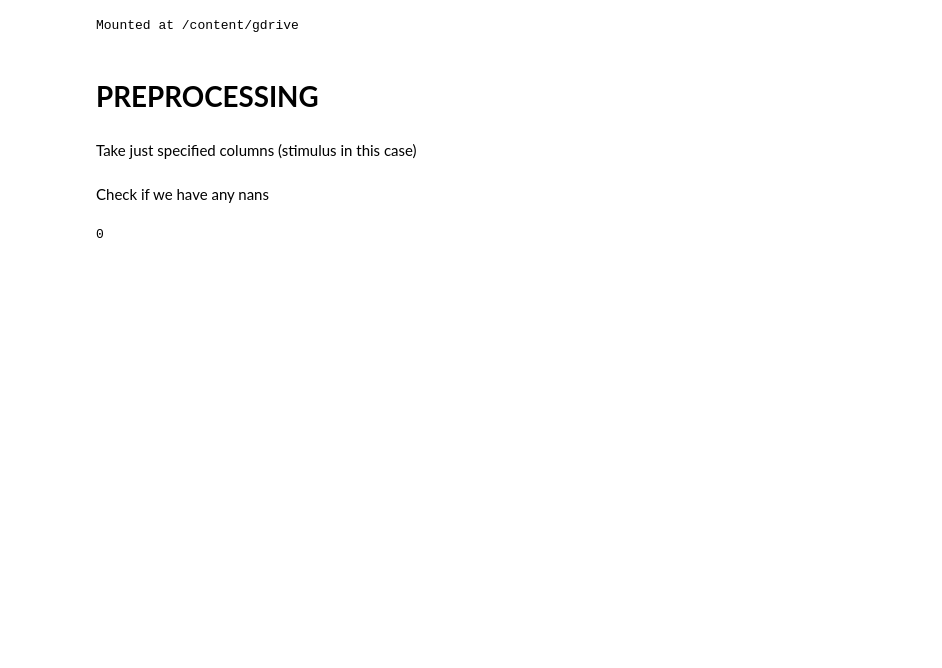
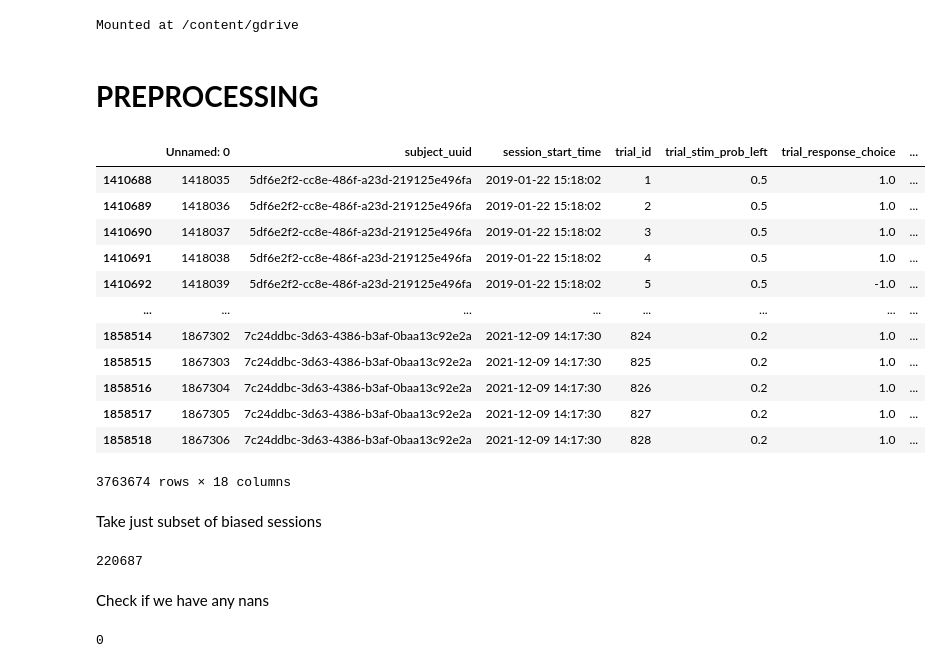
Before and after one commit to wysoczanska/Neuromatch_IBL, a Jupyter notebook: IBL_modelling.ipynb, the cells around one changed output. Drawn from its saved outputs; the diff is of its cells as text; code cells hidden in the pictures; blank space fills up the shorter version.

```diff
--- a/IBL_modelling.ipynb
+++ b/IBL_modelling.ipynb
@@ -199,5 +211,21 @@ class IBLTrialDataset:
 
 
         return X, y
+# %%
+data_df
+# %% [output]
+|  | Unnamed: 0 | subject_uuid | session_start_time | trial_id | trial_stim_prob_left | trial_response_choice | ... |
+| 1410688 | 1418035 | 5df6e2f2-cc8e-486f-a23d-219125e496fa | 2019-01-22 15:18:02 | 1 | 0.5 | 1.0 | ... |
+| 1410689 | 1418036 | 5df6e2f2-cc8e-486f-a23d-219125e496fa | 2019-01-22 15:18:02 | 2 | 0.5 | 1.0 | ... |
+| 1410690 | 1418037 | 5df6e2f2-cc8e-486f-a23d-219125e496fa | 2019-01-22 15:18:02 | 3 | 0.5 | 1.0 | ... |
+| 1410691 | 1418038 | 5df6e2f2-cc8e-486f-a23d-219125e496fa | 2019-01-22 15:18:02 | 4 | 0.5 | 1.0 | ... |
+| 1410692 | 1418039 | 5df6e2f2-cc8e-486f-a23d-219125e496fa | 2019-01-22 15:18:02 | 5 | 0.5 | -1.0 | ... |
+| ... | ... | ... | ... | ... | ... | ... | ... |
+| 1858514 | 1867302 | 7c24ddbc-3d63-4386-b3af-0baa13c92e2a | 2021-12-09 14:17:30 | 824 | 0.2 | 1.0 | ... |
+| 1858515 | 1867303 | 7c24ddbc-3d63-4386-b3af-0baa13c92e2a | 2021-12-09 14:17:30 | 825 | 0.2 | 1.0 | ... |
+| 1858516 | 1867304 | 7c24ddbc-3d63-4386-b3af-0baa13c92e2a | 2021-12-09 14:17:30 | 826 | 0.2 | 1.0 | ... |
+| 1858517 | 1867305 | 7c24ddbc-3d63-4386-b3af-0baa13c92e2a | 2021-12-09 14:17:30 | 827 | 0.2 | 1.0 | ... |
+| 1858518 | 1867306 | 7c24ddbc-3d63-4386-b3af-0baa13c92e2a | 2021-12-09 14:17:30 | 828 | 0.2 | 1.0 | ... |
+3763674 rows × 18 columns
 # %%
 ##### TO CHANGE DEPENDING ON YOUR PATH
@@ -205,6 +233,6 @@ data_df = pd.read_csv('ibl_dataframe_fully_trained_mice.csv')
 
 ds = IBLTrialDataset()
 X, y = ds.create_dataset(data_df, window_size = 3)
-# %% [markdown]
-Take just specified columns (stimulus in this case)
+# %% [markdown]
+Take just subset of biased sessions
 # %%
@@ -212,4 +240,8 @@ ds = IBLTrialDataset(features=['history_decision'])
 X, y = ds.create_dataset(data_df, window_size = 3)
+# %%
+len(X)
+# %% [output]
+220687
 # %% [markdown]
 Check if we have any nans
 # %%
```
Also changed, not shown: parts of 4 cells of this notebook.
